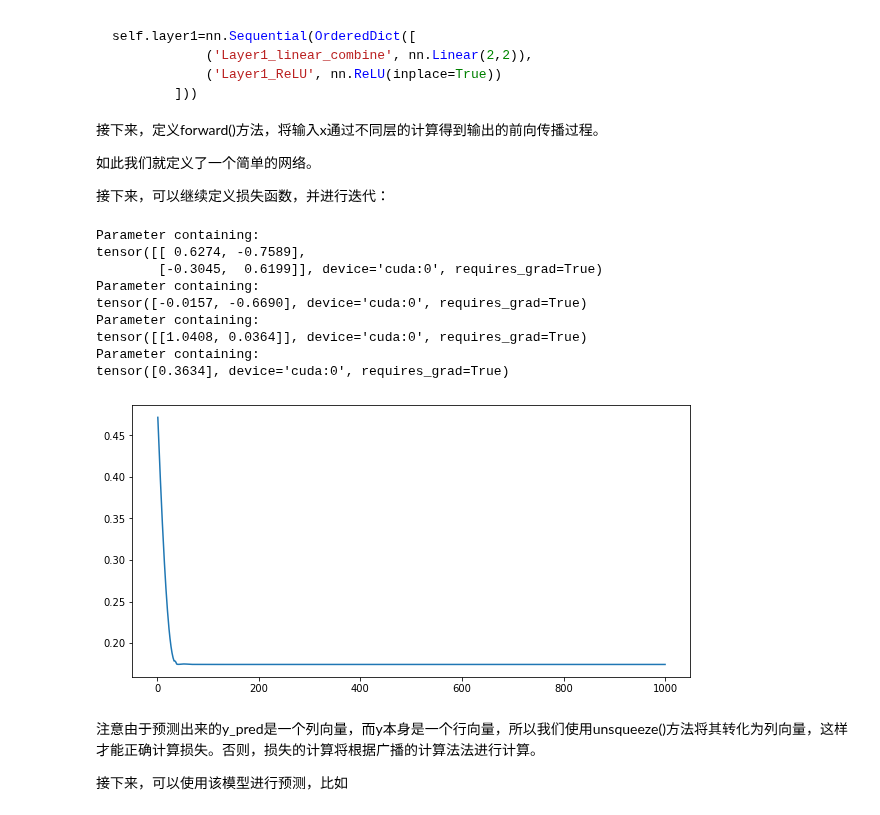
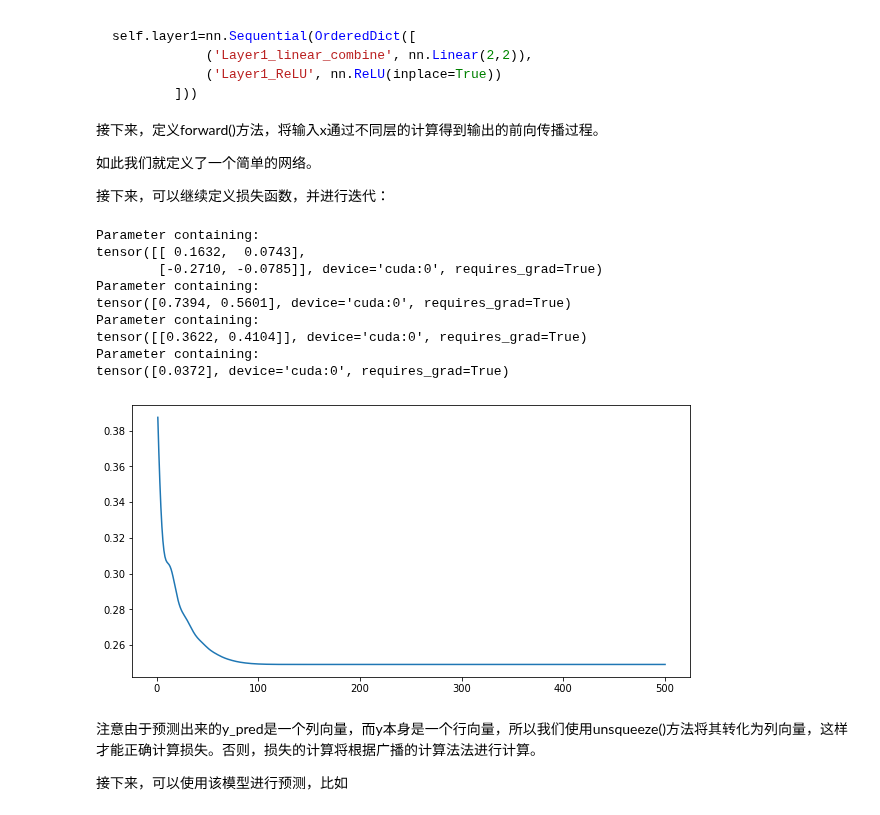
Before and after one commit to sijichun/PythonTutor, a Jupyter notebook: NN.ipynb, the cells around one changed output. Cells and saved outputs as stored; diff of their text form; code cells hidden in the pictures.

```diff
--- a/NN.ipynb
+++ b/NN.ipynb
@@ -223,38 +223,38 @@ self.layer1=nn.Sequential(OrderedDict([
 # %%
 criterion=nn.MSELoss()
 optimizer=optim.Adam(model.parameters(), lr=0.01)
 losses=[]
-for i in range(1000):
+for i in range(500):
     for x,y in xor_dl:
         # 将x计算预测值
         y_pred=model(x.to(device))
         # 计算损失
         loss=criterion(y_pred, y.to(device).unsqueeze(1))
         losses.append(loss.item())
         # 反向传播
         optimizer.zero_grad()
         loss.backward()
         optimizer.step()
 for p in model.parameters():
     print(p)
 import matplotlib.pyplot as plt
 %matplotlib inline
 plt.rcParams['figure.figsize'] = (10.0, 5.0)
 
 i=np.arange(len(losses))+1
 plt.plot(i,np.array(losses))
 plt.show()
 # %% [output]
 Parameter containing:
-tensor([[ 0.6274, -0.7589],
-        [-0.3045,  0.6199]], device='cuda:0', requires_grad=True)
+tensor([[ 0.1632,  0.0743],
+        [-0.2710, -0.0785]], device='cuda:0', requires_grad=True)
 Parameter containing:
-tensor([-0.0157, -0.6690], device='cuda:0', requires_grad=True)
+tensor([0.7394, 0.5601], device='cuda:0', requires_grad=True)
 Parameter containing:
-tensor([[1.0408, 0.0364]], device='cuda:0', requires_grad=True)
+tensor([[0.3622, 0.4104]], device='cuda:0', requires_grad=True)
 Parameter containing:
-tensor([0.3634], device='cuda:0', requires_grad=True)
+tensor([0.0372], device='cuda:0', requires_grad=True)
-[figure, old version]
+[figure, new version]
 # %% [markdown]
 注意由于预测出来的y_pred是一个列向量，而y本身是一个行向量，所以我们使用unsqueeze()方法将其转化为列向量，这样才能正确计算损失。否则，损失的计算将根据广播的计算法法进行计算。
 
```
Also changed, not shown: parts of 23 cells of this notebook, 2 other files.
